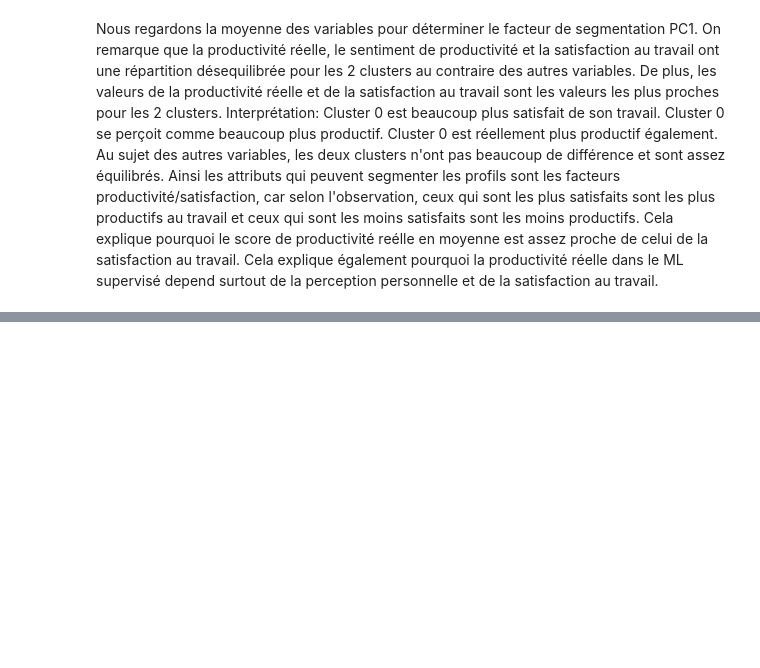
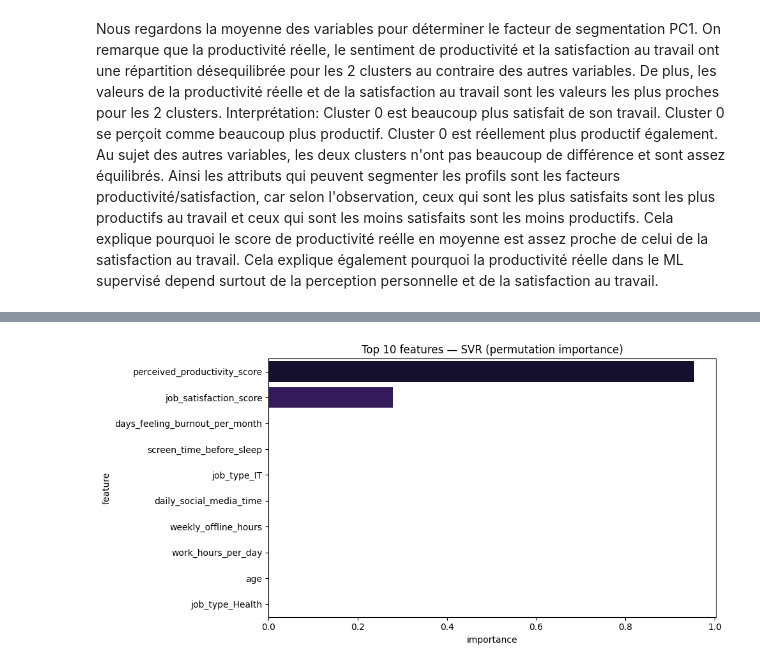
Before and after one commit to MaharoRan/data_science, a Jupyter notebook: eda.ipynb, the cells around one changed output, grey strips where cells are left out. Cells and saved outputs as stored; diff of their text form; code cells hidden in the pictures; blank space fills up the shorter version.

```diff
--- a/eda.ipynb
+++ b/eda.ipynb
@@ -568,0 +701,8 @@ Cluster 0 est beaucoup plus satisfait de son travail. Cluster 0 se perçoit comm
+# %%
+svr_pipeline.fit(X_train, y_train)
+
+y_pred_svr = svr_pipeline.predict(X_test)
+
+print("MAE:",  mean_absolute_error(y_test, y_pred_svr))
+print("RMSE:", np.sqrt(mean_squared_error(y_test, y_pred_svr)))
+print("R2:",   r2_score(y_test, y_pred_svr))
@@ -568,0 +719,27 @@ Cluster 0 est beaucoup plus satisfait de son travail. Cluster 0 se perçoit comm
+# %%
+feat_names_svr = svr_pipeline.named_steps["preprocess"].get_feature_names_out()
+
+
+# On calcule une importance approximative via permutation importance
+from sklearn.inspection import permutation_importance
+
+X_test_transformed = svr_pipeline.named_steps["preprocess"].transform(X_test)
+
+perm = permutation_importance(
+    svr_pipeline.named_steps["model"],
+    X_test_transformed,
+    y_test,
+    n_repeats=5, # c'etait 10 mais c'est long à calculer, on peut réduire a 5 pour une estimation plus rapide
+    random_state=42
+)
+
+perm_df = pd.DataFrame({"feature": feat_names_svr, "importance": perm.importances_mean})
+perm_df = perm_df.sort_values("importance", ascending=False)
+
+plt.figure(figsize=(10, 5))
+sns.barplot(data=perm_df.head(10), x="importance", y="feature", hue="feature", palette="magma", legend=False)
+plt.title("Top 10 features — SVR (permutation importance)")
+plt.tight_layout()
+plt.show()
+# %% [output]
+[figure, added]
```
Also changed, not shown: parts of 34 cells of this notebook.
